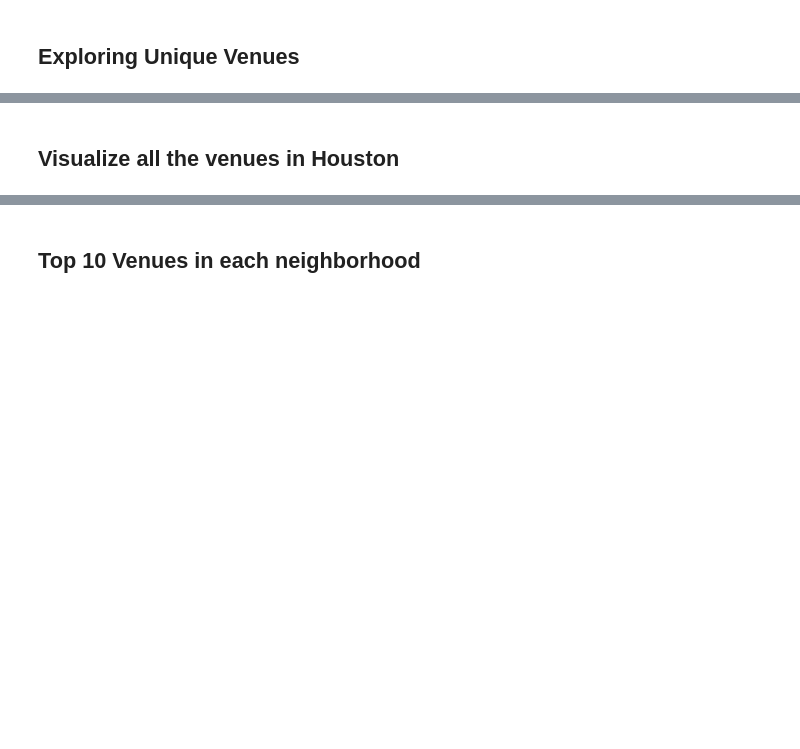
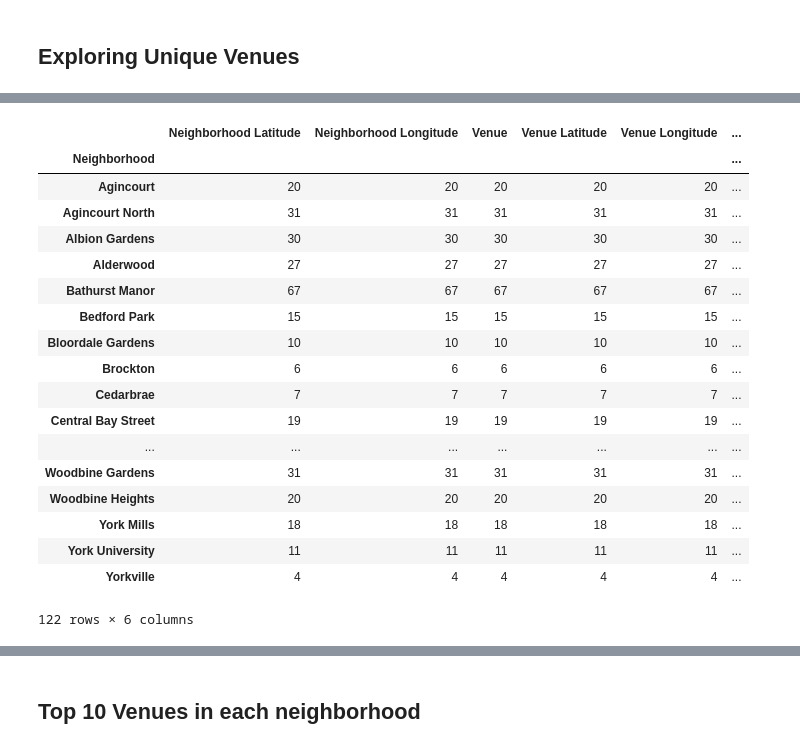
Before and after one commit to shohraafaque/Coursera_Capstone, a Jupyter notebook: Toronto - The Battle of Neighborhoods/Week 1/Battle of Neighbors Toronto.ipynb, the cells around one changed output, grey strips where cells are left out. Saved outputs shown, nothing was run; the diff lists cells and outputs as text; code cells hidden in the pictures; blank space fills up the shorter version.

```diff
--- a/Toronto - The Battle of Neighborhoods/Week 1/Battle of Neighbors Toronto.ipynb
+++ b/Toronto - The Battle of Neighborhoods/Week 1/Battle of Neighbors Toronto.ipynb
@@ -109,0 +148,4 @@ houston_map
+# %%
+tlat, tlng = 43.717899,-79.6582408
+toronto_map = folium.Map([tlat, tlng], zoom_start=10)
+toronto_map
@@ -110,5 +154,5 @@ houston_map
 # %%
-for label, lat, lng in zip(houston_data['Neighborhood'], houston_data['Latitude'], houston_data['Longitude']):
+for label, lat, lng in zip(toronto_fsa_table['Neighborhood'], toronto_fsa_table['Latitude'], toronto_fsa_table['Longitude']):
     label = folium.Popup(label, parse_html=True)
     folium.CircleMarker(
         location=[lat, lng],
@@ -119,6 +163,6 @@ for label, lat, lng in zip(houston_data['Neighborhood'], houston_data['Latitude'
         fill_color='blue',
         fill_opacity=0.6,
         parse_html=False
-    ).add_to(houston_map)
+    ).add_to(toronto_map)
 
-houston_map
+toronto_map
@@ -174,7 +224,7 @@ def getNearbyRestaurants(names, latitudes, longitudes, radius=3000):
 
     return(nearby_venues)
 # %%
-houston_restaurants = getNearbyRestaurants(names=houston_data['Neighborhood'],
-                                   latitudes=houston_data['Latitude'],
-                                   longitudes=houston_data['Longitude']
+toronto_restaurants = getNearbyRestaurants(names=toronto_fsa_table['Neighborhood'],
+                                   latitudes=toronto_fsa_table['Latitude'],
+                                   longitudes=toronto_fsa_table['Longitude']
                                   )
@@ -186,3 +257,3 @@ len(houston_restaurants['Venue Latitude'].unique())
 # %%
-houston_restaurants_unique = houston_restaurants.drop_duplicates(subset=['Venue Latitude', 'Venue Longitude'], keep='first')
+toronto_restaurants_unique = toronto_restaurants.drop_duplicates(subset=['Venue Latitude', 'Venue Longitude'], keep='first')
 # %%
@@ -190,2 +267,0 @@ houston_restaurants_unique[houston_restaurants_unique['Venue Category'].str.cont
-# %% [markdown]
-## Visualize all the venues in Houston
@@ -210,3 +268,23 @@ display(rest_map)
 # %%
-houston_restaurants_unique.groupby('Neighborhood').count()
+toronto_restaurants_unique.groupby('Neighborhood').count()
+# %% [output]
+|  | Neighborhood Latitude | Neighborhood Longitude | Venue | Venue Latitude | Venue Longitude | ... |
+| Neighborhood |  |  |  |  |  | ... |
+| Agincourt | 20 | 20 | 20 | 20 | 20 | ... |
+| Agincourt North | 31 | 31 | 31 | 31 | 31 | ... |
+| Albion Gardens | 30 | 30 | 30 | 30 | 30 | ... |
+| Alderwood | 27 | 27 | 27 | 27 | 27 | ... |
+| Bathurst Manor | 67 | 67 | 67 | 67 | 67 | ... |
+| Bedford Park | 15 | 15 | 15 | 15 | 15 | ... |
+| Bloordale Gardens | 10 | 10 | 10 | 10 | 10 | ... |
+| Brockton | 6 | 6 | 6 | 6 | 6 | ... |
+| Cedarbrae | 7 | 7 | 7 | 7 | 7 | ... |
+| Central Bay Street | 19 | 19 | 19 | 19 | 19 | ... |
+| ... | ... | ... | ... | ... | ... | ... |
+| Woodbine Gardens | 31 | 31 | 31 | 31 | 31 | ... |
+| Woodbine Heights | 20 | 20 | 20 | 20 | 20 | ... |
+| York Mills | 18 | 18 | 18 | 18 | 18 | ... |
+| York University | 11 | 11 | 11 | 11 | 11 | ... |
+| Yorkville | 4 | 4 | 4 | 4 | 4 | ... |
+122 rows × 6 columns
 # %%
```
Also changed, not shown: parts of 40 cells of this notebook.
